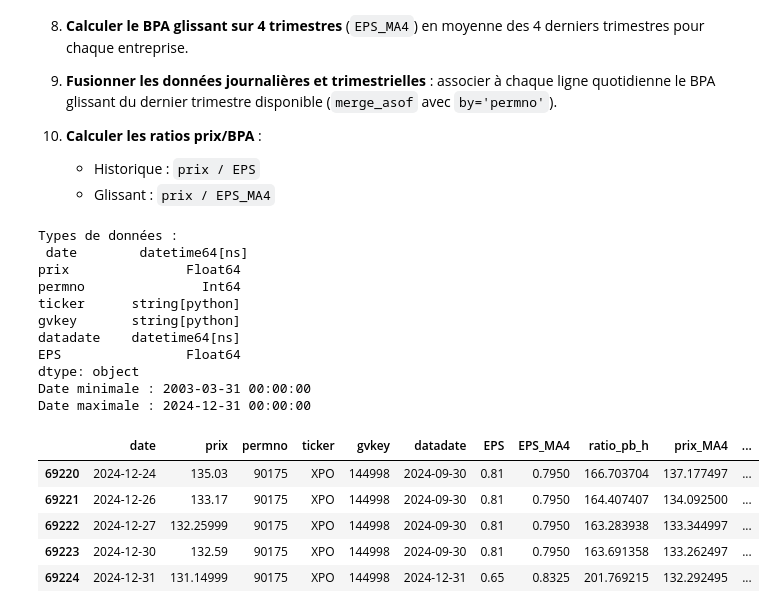
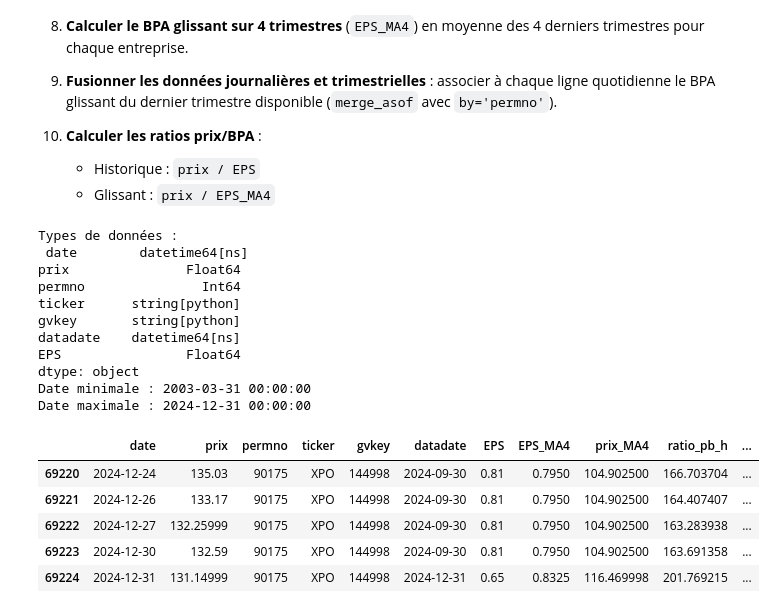
Before and after one commit to GabrielGen02/MATH_60231_Devoir, a Jupyter notebook: Devoir_2_Code_Gab.ipynb, the cells around one changed output. Saved outputs shown, nothing was run; the diff lists cells and outputs as text; code cells hidden in the pictures.

```diff
--- a/Devoir_2_Code_Gab.ipynb
+++ b/Devoir_2_Code_Gab.ipynb
@@ -190,6 +190,9 @@ def nettoyage_df(df):
 
     # par convention on prend la valeur des prix en absolue
     df['prc'] = df['prc'].abs()
+
+    # par convention on prend la valeur des prix en absolue
+    final_df['prc'] = final_df['prc'].abs()
 
     # Renommer les colonnes proprement
     df = df.rename(columns={
@@ -233,7 +236,7 @@ def nettoyage_df(df):
     df = df.drop_duplicates(subset=['ticker', 'date'], keep='last')
 
     # défintion de df quarter
-    df_quarter = final_df[['permno', 'datadate', 'epspxq']].dropna()
+    df_quarter = final_df[['permno', 'datadate', 'epspxq', "prc"]].dropna()
 
     # Convertir datadate en datetime si ce n’est pas déjà le cas
     df_quarter['datadate'] = pd.to_datetime(df_quarter['datadate'])
@@ -255,10 +258,19 @@ def nettoyage_df(df):
     df = df.sort_values('date').reset_index(drop=True)
     df_quarter = df_quarter.sort_values('datadate').reset_index(drop=True)
 
+    #  Calcul prix mobile 4 trimestres
+    df_quarter['prix_MA4'] = (
+        df_quarter
+        .groupby('permno')['prc']
+        .rolling(window=4, min_periods=4)
+        .mean()
+        .reset_index(level=0, drop=True)
+    )
+
     #  Merge des deux df
     df = pd.merge_asof(
         df,
-        df_quarter[['permno', 'datadate', 'EPS_MA4']],
+        df_quarter[['permno', 'datadate', 'EPS_MA4', "prix_MA4"]],
         left_on='date',
         right_on='datadate',
         by='permno',
@@ -275,14 +287,7 @@ def nettoyage_df(df):
     # calcule du ratio p/b historique et glissant
     df["ratio_pb_h"] = df["prix"] / df["EPS"] # histo
 
-    #  Calcul EPS mobile 4 trimestres
-    df['prix_MA4'] = (
-        df
-        .groupby('permno')['prix']
-        .rolling(window=4, min_periods=4)
-        .mean()
-        .reset_index(level=0, drop=True)
-    )
+    # merge
     df["ratio_pb_MA"] = df["prix_MA4"] / df["EPS_MA4"] # glissant
 
     # présence de NaN par colone
@@ -295,39 +300,39 @@ def nettoyage_df(df):
     df = df.rename(columns={
         "datadate_x": "datadate"
     })
 
     # trie final par ticker et date
     df = df.sort_values(["ticker", "date"]).reset_index(drop=True)
 
     # supression des NaN restant
     df = df.dropna()
 
     # Filtrer les EPS trop anciens : garder EPS >= 2003
     df_quarter = df_quarter[df_quarter['datadate'] >= "2003-01-01"]
 
     return df, df_quarter
 
 # résultats
 df, df_quarter = nettoyage_df(final_df)
 df.tail() # visualisation des résultats
 # %% [output]
 Types de données :
  date        datetime64[ns]
 prix               Float64
 permno               Int64
 ticker      string[python]
 gvkey       string[python]
 datadate    datetime64[ns]
 EPS                Float64
 dtype: object
 Date minimale : 2003-03-31 00:00:00
 Date maximale : 2024-12-31 00:00:00
-|  | date | prix | permno | ticker | gvkey | datadate | EPS | EPS_MA4 | ratio_pb_h | prix_MA4 | ... |
-| 69220 | 2024-12-24 | 135.03 | 90175 | XPO | 144998 | 2024-09-30 | 0.81 | 0.7950 | 166.703704 | 137.177497 | ... |
-| 69221 | 2024-12-26 | 133.17 | 90175 | XPO | 144998 | 2024-09-30 | 0.81 | 0.7950 | 164.407407 | 134.092500 | ... |
-| 69222 | 2024-12-27 | 132.25999 | 90175 | XPO | 144998 | 2024-09-30 | 0.81 | 0.7950 | 163.283938 | 133.344997 | ... |
-| 69223 | 2024-12-30 | 132.59 | 90175 | XPO | 144998 | 2024-09-30 | 0.81 | 0.7950 | 163.691358 | 133.262497 | ... |
-| 69224 | 2024-12-31 | 131.14999 | 90175 | XPO | 144998 | 2024-12-31 | 0.65 | 0.8325 | 201.769215 | 132.292495 | ... |
+|  | date | prix | permno | ticker | gvkey | datadate | EPS | EPS_MA4 | prix_MA4 | ratio_pb_h | ... |
+| 69220 | 2024-12-24 | 135.03 | 90175 | XPO | 144998 | 2024-09-30 | 0.81 | 0.7950 | 104.902500 | 166.703704 | ... |
+| 69221 | 2024-12-26 | 133.17 | 90175 | XPO | 144998 | 2024-09-30 | 0.81 | 0.7950 | 104.902500 | 164.407407 | ... |
+| 69222 | 2024-12-27 | 132.25999 | 90175 | XPO | 144998 | 2024-09-30 | 0.81 | 0.7950 | 104.902500 | 163.283938 | ... |
+| 69223 | 2024-12-30 | 132.59 | 90175 | XPO | 144998 | 2024-09-30 | 0.81 | 0.7950 | 104.902500 | 163.691358 | ... |
+| 69224 | 2024-12-31 | 131.14999 | 90175 | XPO | 144998 | 2024-12-31 | 0.65 | 0.8325 | 116.469998 | 201.769215 | ... |
 # %%
 # statistique descriptives des colonnes sélectionnés (par actions)
 stat_des = df.groupby("ticker")[['prix', 'EPS', 'ratio_pb_h', 'ratio_pb_MA']].describe()
```
Also changed, not shown: parts of 4 cells of this notebook.
